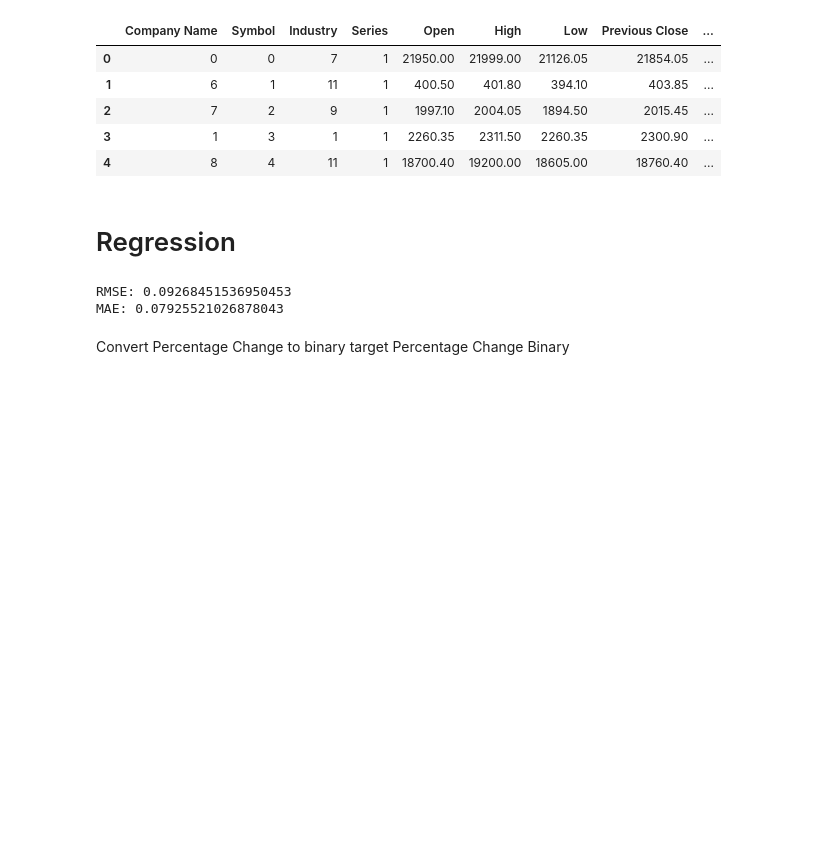
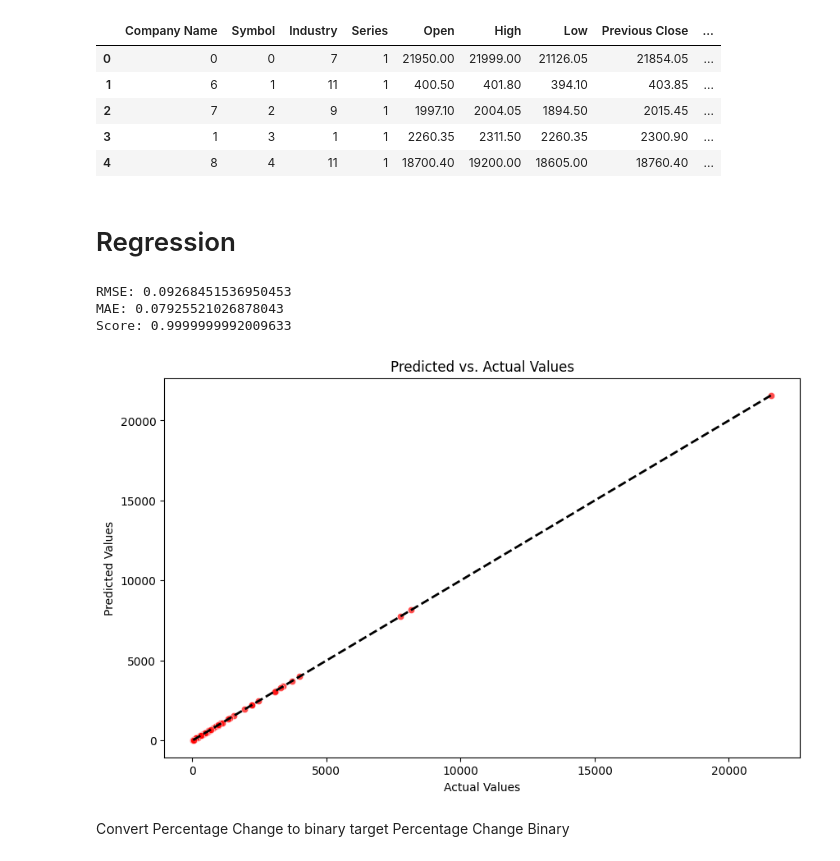
Before and after one commit to chaitanyasinghnegi/SQCC-Recruitment-Task, a Jupyter notebook: StockMarket.ipynb, the cells around one changed output. Drawn from its saved outputs; the diff is of its cells as text; code cells hidden in the pictures; blank space fills up the shorter version.

```diff
--- a/StockMarket.ipynb
+++ b/StockMarket.ipynb
@@ -157,10 +158,22 @@ rmse = np.sqrt(mean_squared_error(y_test, y_pred))
 mae = mean_absolute_error(y_test, y_pred)
 l_reg_rmse = rmse
 l_reg_mae = mae
-print(f"RMSE: {rmse}\nMAE: {mae}")
+score = model.score(X_test,y_test)
+print(f"RMSE: {rmse}\nMAE: {mae}\nScore: {score}")
 # %% [output]
 RMSE: 0.09268451536950453
 MAE: 0.07925521026878043
+Score: 0.9999999992009633
+# %%
+plt.figure(figsize=(10, 6))
+plt.scatter(y_test, y_pred, alpha=0.7,color='r', edgecolors='w', linewidth=0.5)
+plt.plot([y_test.min(), y_test.max()], [y_test.min(), y_test.max()], 'k--', lw=2)
+plt.xlabel('Actual Values')
+plt.ylabel('Predicted Values')
+plt.title('Predicted vs. Actual Values')
+plt.show()
+# %% [output]
+[figure, added]
 # %% [markdown]
 Convert Percentage Change to binary target Percentage Change Binary
 # %%
```
Also changed, not shown: parts of 15 cells of this notebook.
